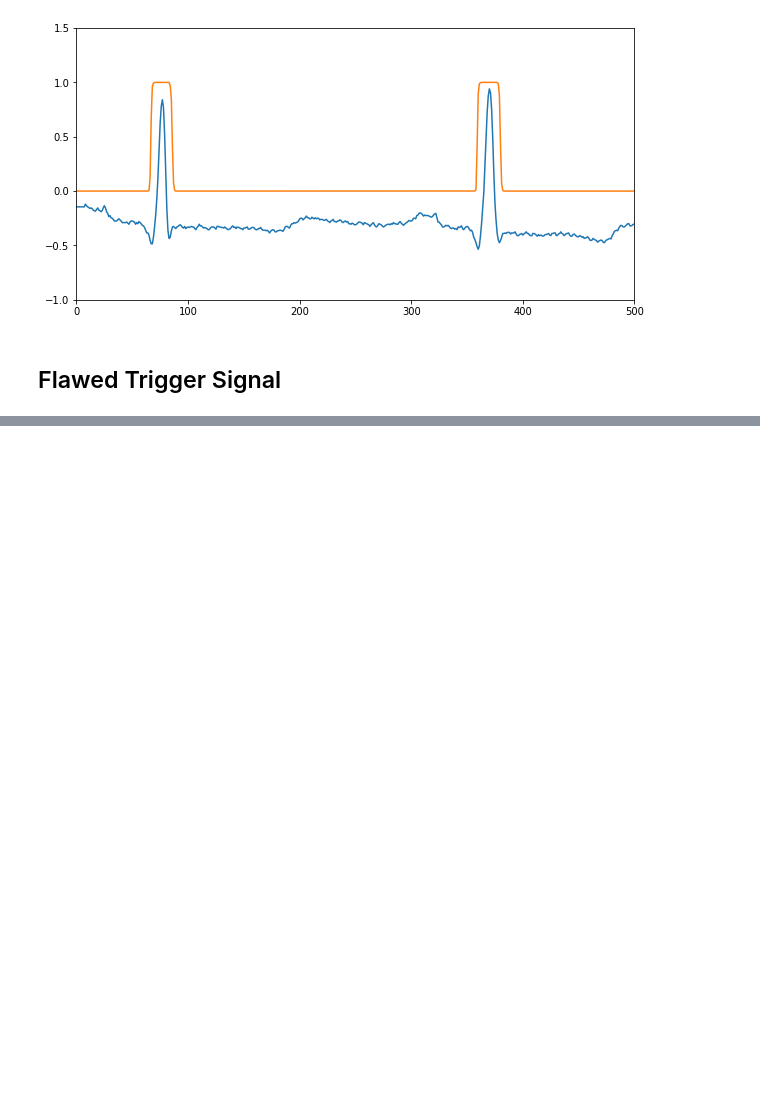
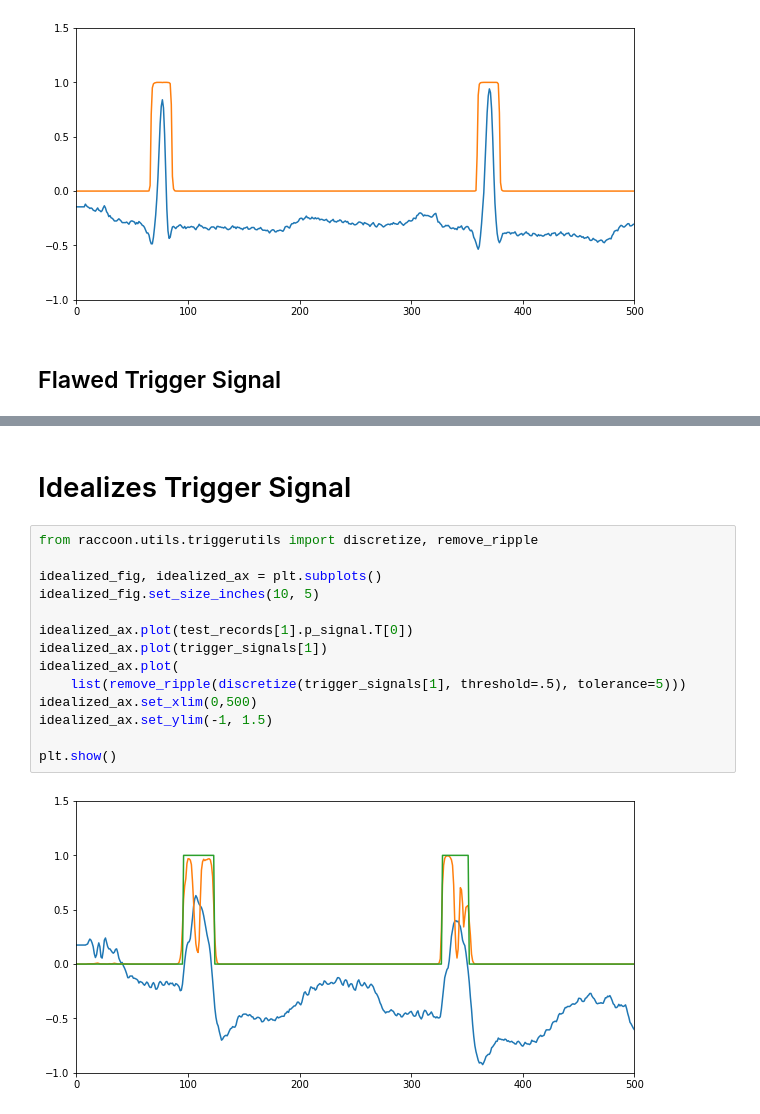
Before and after one commit to jchromik/qrs-certainty, a Jupyter notebook: notebooks/Postprocessing Figures.ipynb, the cells around one changed output, grey strips where cells are left out. Drawn from its saved outputs; the diff is of its cells as text; blank space fills up the shorter version.

```diff
--- a/notebooks/Postprocessing Figures.ipynb
+++ b/notebooks/Postprocessing Figures.ipynb
@@ -95,0 +87,18 @@ plt.show()
+# %% [markdown]
+# Idealizes Trigger Signal
+# %%
+from raccoon.utils.triggerutils import discretize, remove_ripple
+
+idealized_fig, idealized_ax = plt.subplots()
+idealized_fig.set_size_inches(10, 5)
+
+idealized_ax.plot(test_records[1].p_signal.T[0])
+idealized_ax.plot(trigger_signals[1])
+idealized_ax.plot(
+    list(remove_ripple(discretize(trigger_signals[1], threshold=.5), tolerance=5)))
+idealized_ax.set_xlim(0,500)
+idealized_ax.set_ylim(-1, 1.5)
+
+plt.show()
+# %% [output]
+[figure, added]
```
Also changed, not shown: parts of 7 cells of this notebook.
